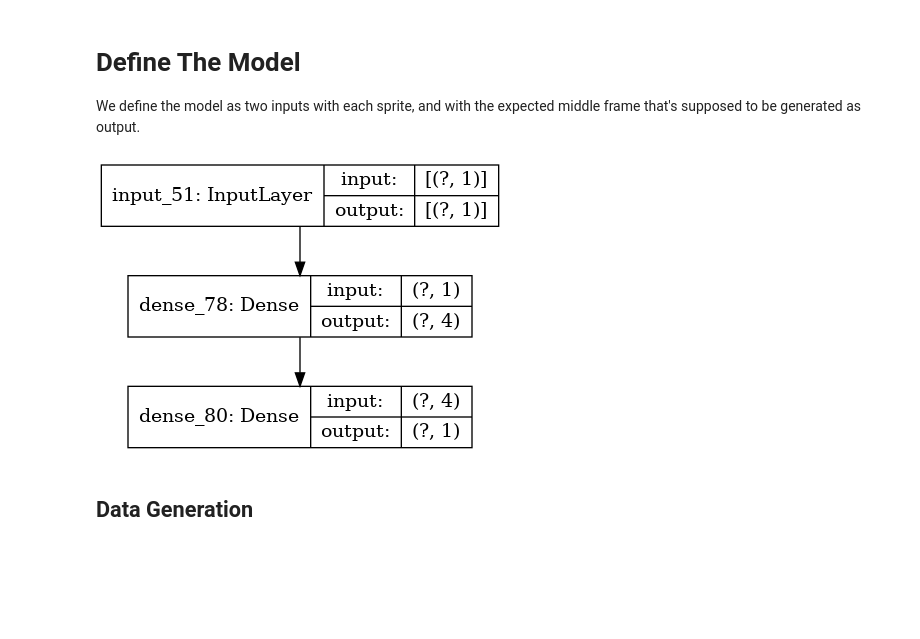
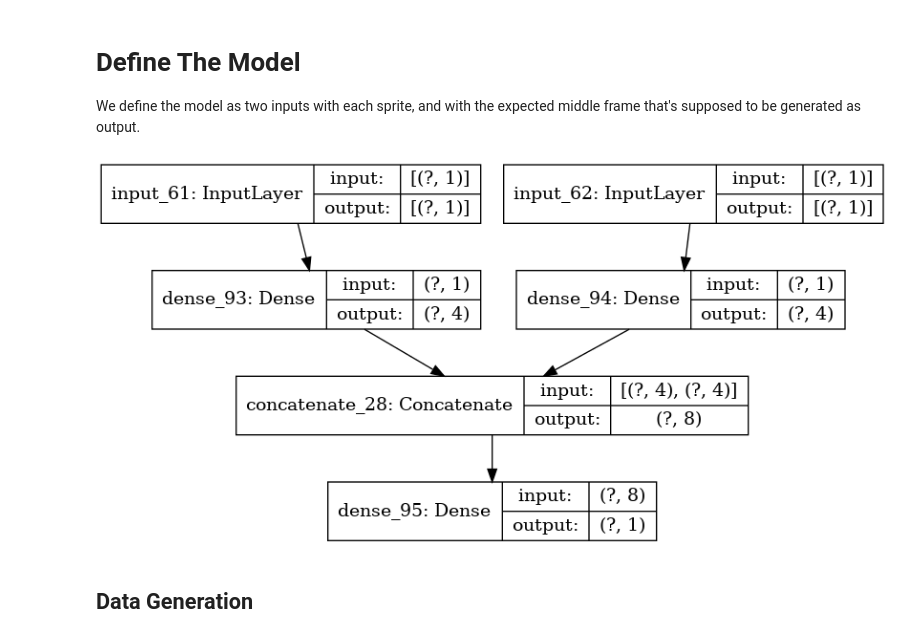
Before and after one commit to bmustiata/h2ai, a Jupyter notebook: train/H2 Sprite Interpolator.ipynb, the cells around one changed output. Cells and saved outputs as stored; diff of their text form; code cells hidden in the pictures; blank space fills up the shorter version.

Commit message:
Multiple inputs work

```diff
--- a/train/H2 Sprite Interpolator.ipynb
+++ b/train/H2 Sprite Interpolator.ipynb
@@ -11,23 +13,23 @@ middle frame that's supposed to be generated as output.
 # %%
 # the first branch deals with the first sprite
 start_frame_input = keras.Input(shape=(1))
 first_frame = Dense(4, activation="relu")(start_frame_input)
 
 # the second branch deals with the 2nd sprite
 end_frame_input = keras.Input(shape=(1))
 end_frame = Dense(4, activation="relu")(end_frame_input)
 
-#both_frames = concatenate([first_frame, end_frame])
+both_frames = concatenate([first_frame, end_frame])
 
-out = Dense(1, activation="relu")(first_frame)
+out = Dense(1, activation="relu")(both_frames)
 
-model = Model(inputs=[start_frame_input],
+model = Model(inputs=[start_frame_input, end_frame_input],
               outputs=out)
 
 model.compile(optimizer="sgd", loss="binary_crossentropy", metrics=["accuracy"])
 
 keras.utils.plot_model(model, "my_first_model_with_shape_info.png", show_shapes=True)
 # %% [output]
-[figure, old version]
+[figure, new version]
 # %% [markdown]
 ## Data Generation
```
Also changed, not shown: parts of 3 cells of this notebook.
